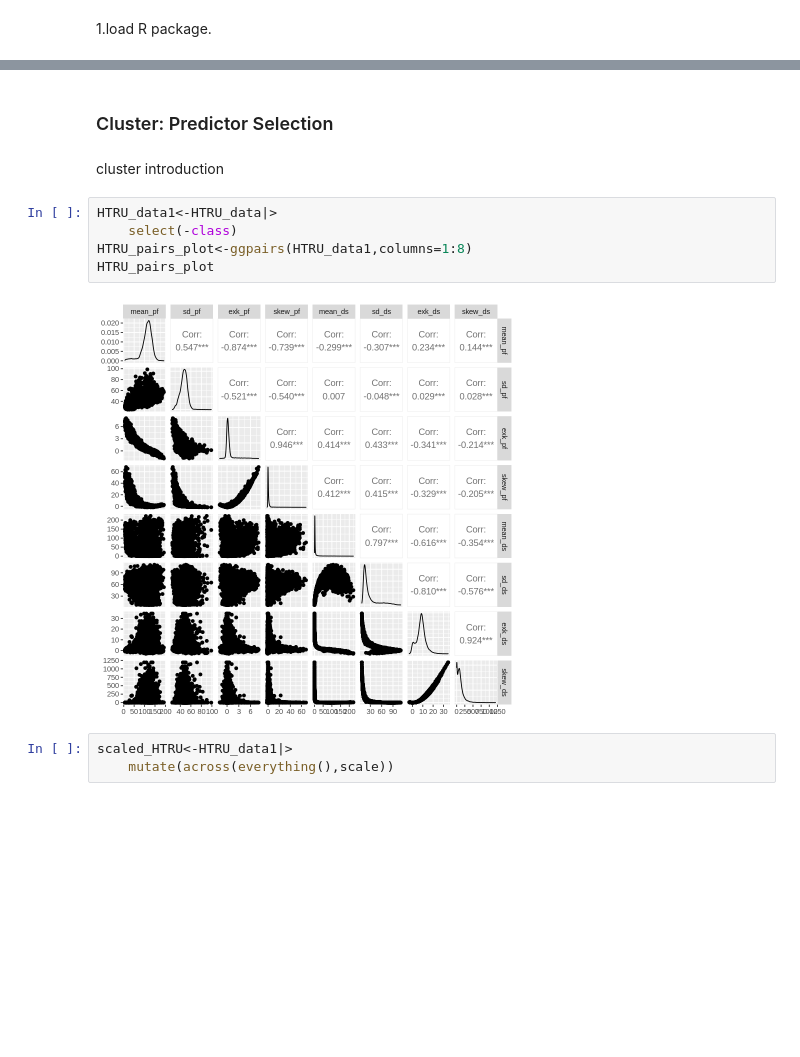
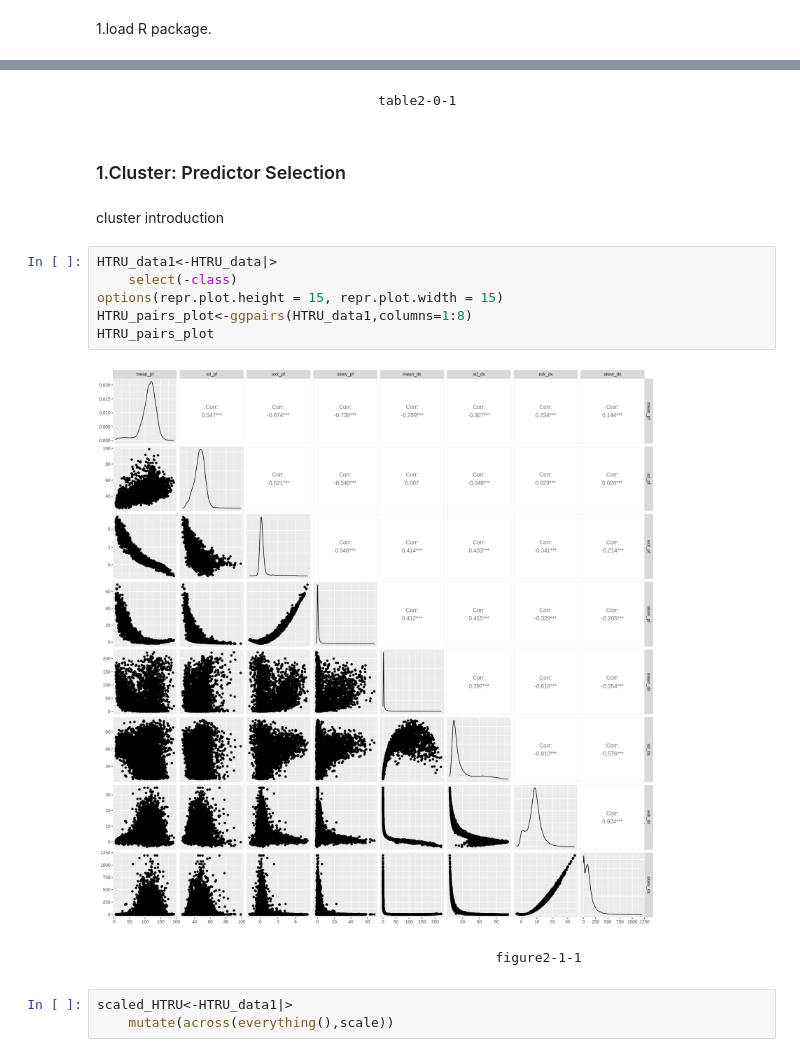
Before and after one commit to LawrenceZzf/DSCI100-G63-Proj1, a Jupyter notebook: report.ipynb, the cells around one changed output, grey strips where cells are left out. Cells and saved outputs as stored; diff of their text form; blank space fills up the shorter version.

```diff
--- a/report.ipynb
+++ b/report.ipynb
@@ -79,14 +89,19 @@ A tibble: 6 × 9
+# %% [markdown]
+                                      table2-0-1
 # %% [markdown]
-### Cluster: Predictor Selection
+### 1.Cluster: Predictor Selection
 # %% [markdown]
 cluster introduction
 # %%
 HTRU_data1<-HTRU_data|>
     select(-class)
+options(repr.plot.height = 15, repr.plot.width = 15)
 HTRU_pairs_plot<-ggpairs(HTRU_data1,columns=1:8)
 HTRU_pairs_plot
 # %% [output]
-[figure, old version]
+[figure, new version]
+# %% [markdown]
+                                                     figure2-1-1
 # %%
 scaled_HTRU<-HTRU_data1|>
     mutate(across(everything(),scale))
```
Also changed, not shown: parts of 30 cells of this notebook.
